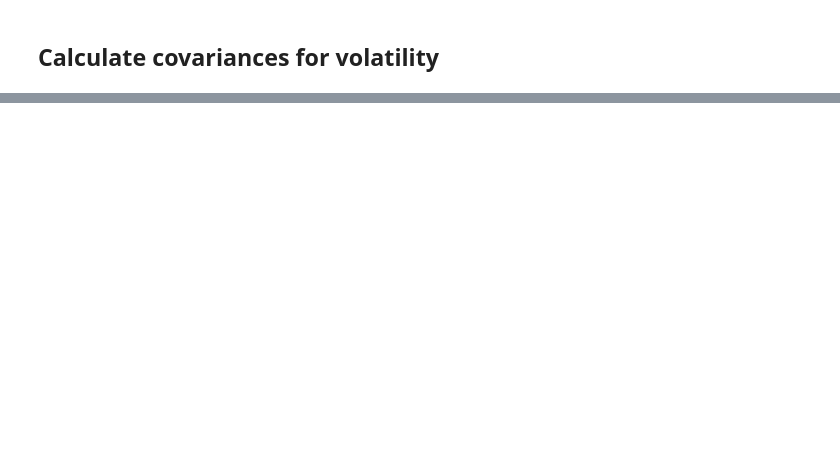
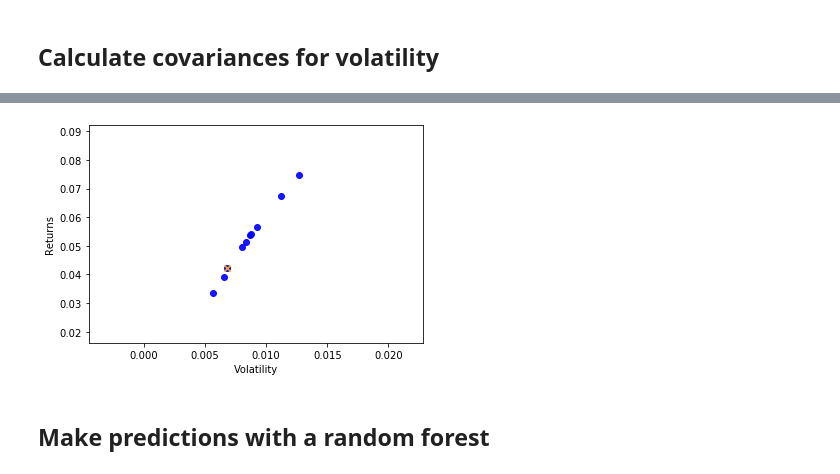
Before and after one commit to gmineo/Finance, a Jupyter notebook: Machine learning for finance.ipynb, the cells around one changed output, grey strips where cells are left out. Drawn from its saved outputs; the diff is of its cells as text; code cells hidden in the pictures; blank space fills up the shorter version.

```diff
--- a/Machine learning for finance.ipynb
+++ b/Machine learning for finance.ipynb
@@ -1124,0 +1378,17 @@ Adj_Close   0.000060   0.000023   0.000025
+# %%
+# Empty dictionaries for sharpe ratios and best sharpe indexes by date
+sharpe_ratio, max_sharpe_idxs = {}, {}
+# %%
+ret=0.018302690931460502
+# %%
+# Loop through dates and get sharpe ratio for each portfolio
+for date in portfolio_returns.keys():
+    for i, ret in enumerate(portfolio_returns[date]):
+
+     # Divide returns by the volatility for the date and index, i
+        sharpe_ratio.setdefault(date, []).append(ret / portfolio_volatility[date][i])
+
+    # Get the index of the best sharpe ratio for each date
+    max_sharpe_idxs[date] = np.argmax(sharpe_ratio[date])
+
+print(portfolio_returns[date][max_sharpe_idxs[date]])
@@ -1124,0 +1447,18 @@ Adj_Close   0.000060   0.000023   0.000025
+# %%
+# Get most recent (current) returns and volatility
+date = sorted(covariances.keys())[-1]
+cur_returns = portfolio_returns[date]
+cur_volatility = portfolio_volatility[date]
+# %%
+# Plot efficient frontier with sharpe as point
+plt.scatter(x=cur_volatility, y=cur_returns, alpha=0.9, color='blue')
+best_idx = max_sharpe_idxs[date]
+# Place an orange "X" on the point with the best Sharpe ratio
+plt.scatter(x=cur_volatility[best_idx], y=cur_returns[best_idx], marker='x', color='orange')
+plt.xlabel('Volatility')
+plt.ylabel('Returns')
+plt.show()
+# %% [output]
+[figure, added]
+# %% [markdown]
+## Make predictions with a random forest
```
Also changed, not shown: parts of 107 cells of this notebook.
